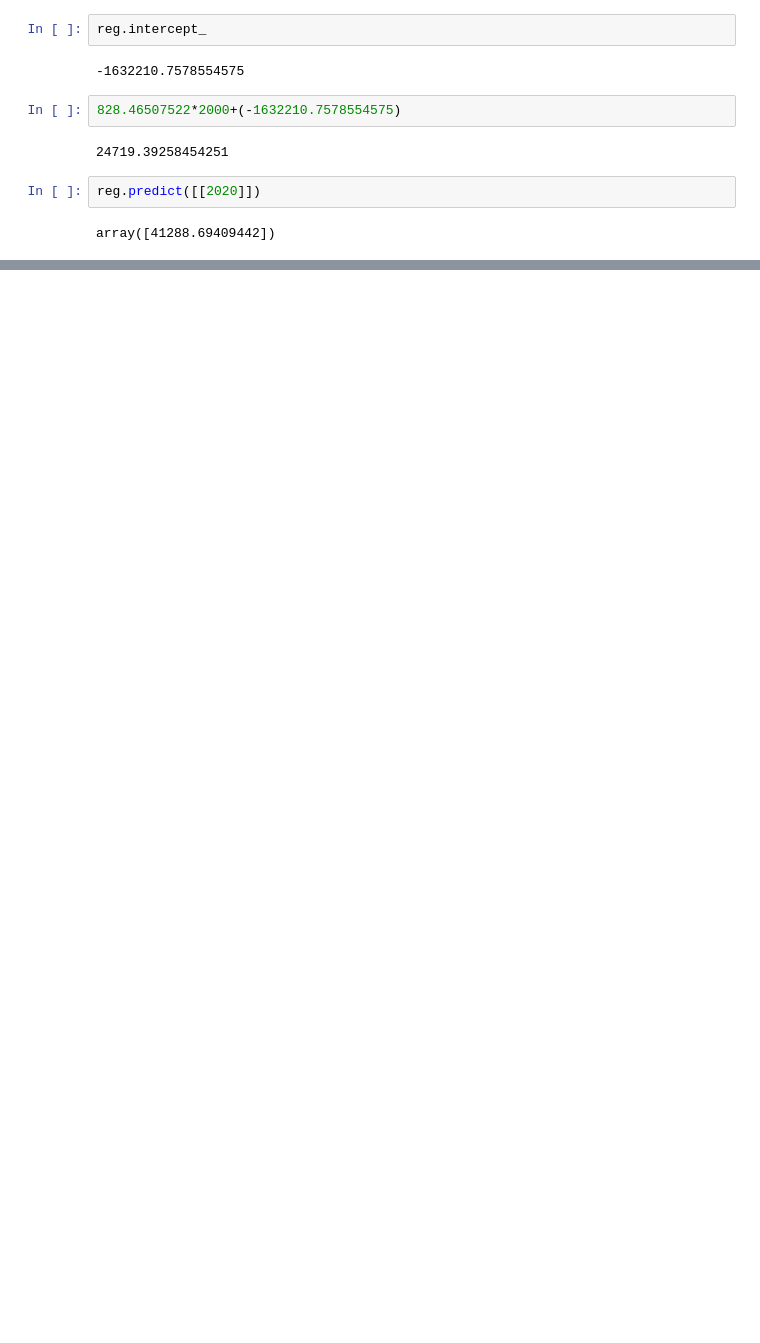
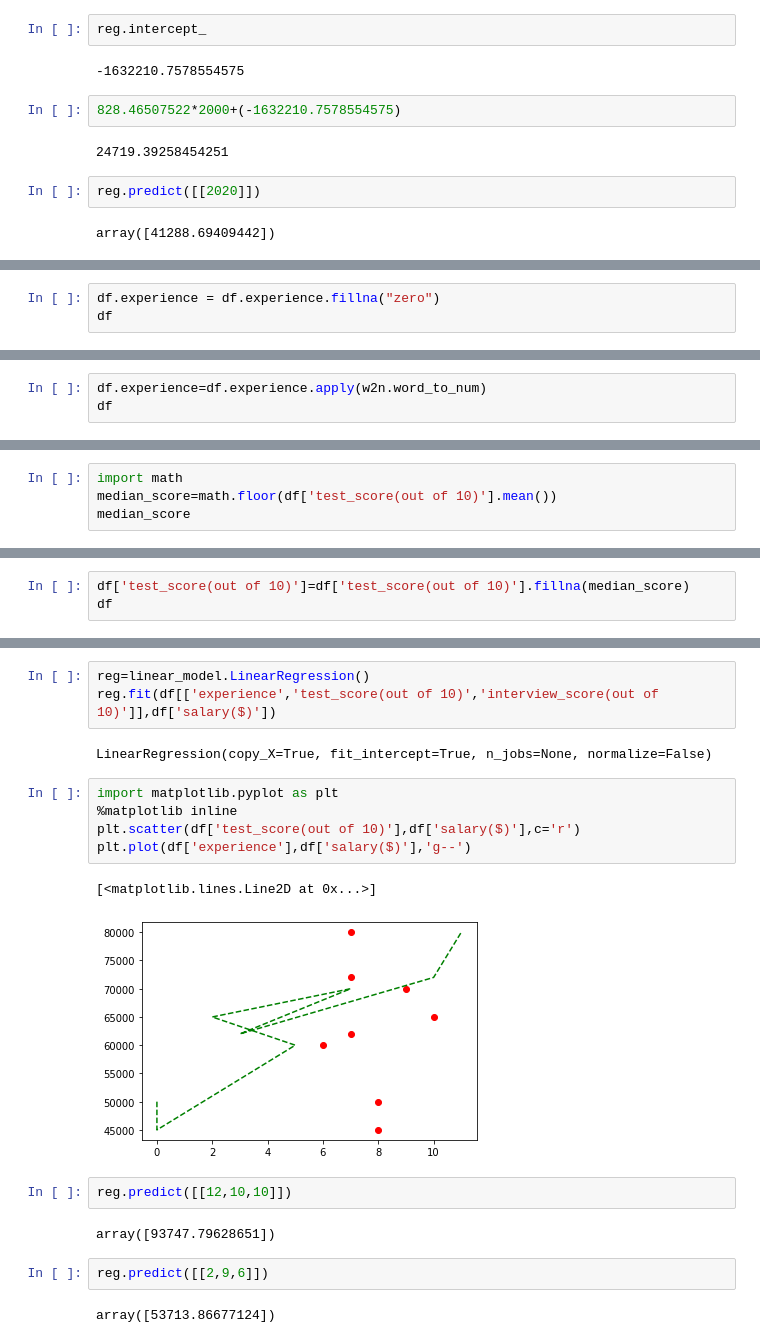
Before and after one commit to ashwinchelsea14/ML-start, a Jupyter notebook: ML_Start.ipynb, the cells around one changed output, grey strips where cells are left out. Cells and saved outputs as stored; diff of their text form; blank space fills up the shorter version.

```diff
--- a/ML_Start.ipynb
+++ b/ML_Start.ipynb
@@ -58,0 +89,3 @@ array([41288.69409442])
+# %%
+df.experience = df.experience.fillna("zero")
+df
@@ -58,0 +102,3 @@ array([41288.69409442])
+# %%
+df.experience=df.experience.apply(w2n.word_to_num)
+df
@@ -58,0 +115,4 @@ array([41288.69409442])
+# %%
+import math
+median_score=math.floor(df['test_score(out of 10)'].mean())
+median_score
@@ -58,0 +121,3 @@ array([41288.69409442])
+# %%
+df['test_score(out of 10)']=df['test_score(out of 10)'].fillna(median_score)
+df
@@ -58,0 +134,21 @@ array([41288.69409442])
+# %%
+reg=linear_model.LinearRegression()
+reg.fit(df[['experience','test_score(out of 10)','interview_score(out of 10)']],df['salary($)'])
+# %% [output]
+LinearRegression(copy_X=True, fit_intercept=True, n_jobs=None, normalize=False)
+# %%
+import matplotlib.pyplot as plt
+%matplotlib inline
+plt.scatter(df['test_score(out of 10)'],df['salary($)'],c='r')
+plt.plot(df['experience'],df['salary($)'],'g--')
+# %% [output]
+[<matplotlib.lines.Line2D at 0x...>]
+[figure, added]
+# %%
+reg.predict([[12,10,10]])
+# %% [output]
+array([93747.79628651])
+# %%
+reg.predict([[2,9,6]])
+# %% [output]
+array([53713.86677124])
```
Also changed, not shown: parts of 7 cells of this notebook.
